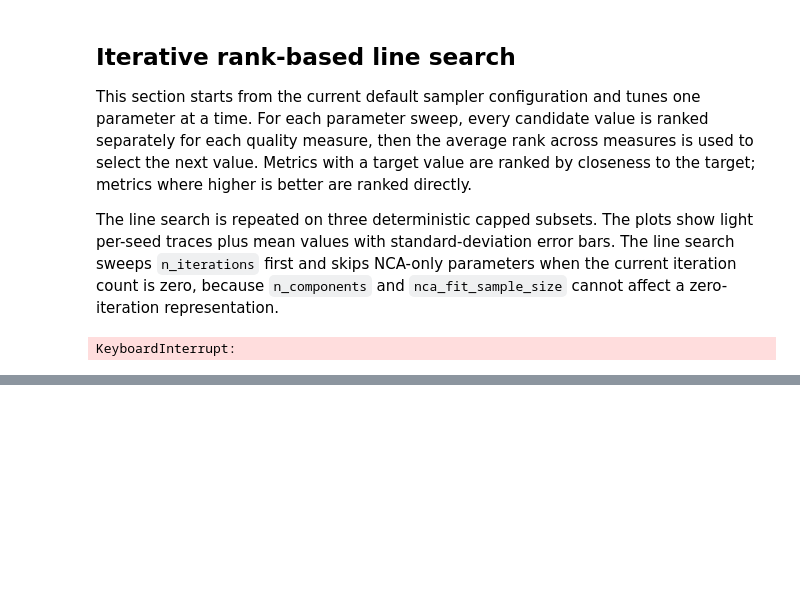
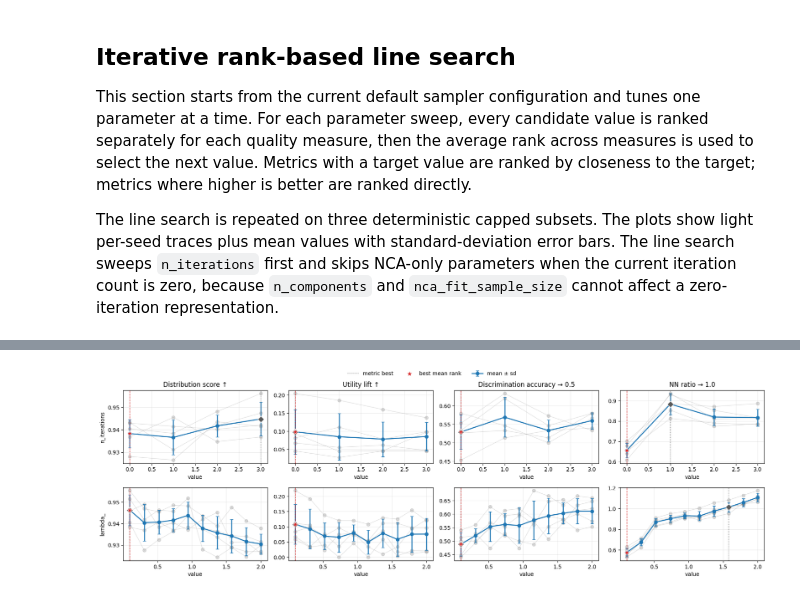
Before and after one commit to Xfcosta/DataFrameSampler, a Jupyter notebook: experiments/notebooks/adult_parameter_sensitivity.ipynb, the cells around one changed output, grey strips where cells are left out. Cells and saved outputs as stored; diff of their text form; code cells hidden in the pictures; blank space fills up the shorter version.

```diff
--- a/experiments/notebooks/adult_parameter_sensitivity.ipynb
+++ b/experiments/notebooks/adult_parameter_sensitivity.ipynb
@@ -54,7 +60,7 @@ sampler_config.update(
 n_components_grid = list(range(1, 11))
 nca_fit_sample_size_grid = [0.1, 0.25, 0.5, 0.75, 1.0]
 lambda_grid = [round(value, 3) for value in np.linspace(0.1, 2.0, 10)]
-n_iterations_grid = [0, 1, 2, 3]
+n_iterations_grid = [1, 2, 3, 4, 5]
 # %%
 report = run_adult_parameter_sensitivity(
     CONFIG,
@@ -103,7 +109,7 @@ line_search_grids = {
     "lambda_": lambda_grid,
     "n_iterations": n_iterations_grid,
 }
-line_search_repeats = 3
+line_search_repeats = 5
 line_search_seeds = [CONFIG.random_state + offset for offset in range(line_search_repeats)]
 
 line_search_history, line_search_report, line_search_summary = run_repeated_iterative_parameter_line_search(
@@ -118,8 +124,6 @@ line_search_history, line_search_report, line_search_summary = run_repeated_iter
     progress_callback=display_line_search_progress,
 )
 line_search_history
-# %% [output]
-KeyboardInterrupt:
 # %%
 summary_columns = [
     "line_search_step",
@@ -128,7 +132,7 @@ summary_columns = [
     "n_seeds",
     "selection_count",
     "mean_average_quality_rank",
-    "std_average_quality_rank",
+    "std_seed_average_quality_rank",
     "mean_distribution_similarity_score",
     "mean_utility_lift",
     "mean_discrimination_accuracy",
@@ -136,5 +140,6 @@ summary_columns = [
 ]
 
 display(line_search_history)
-display(line_search_summary[summary_columns])
+display(line_search_summary[[column for column in summary_columns if column in line_search_summary.columns]])
 _ = plot_repeated_line_search_summary(line_search_report, line_search_summary)
+# %% [output]
@@ -140,0 +166 @@ _ = plot_repeated_line_search_summary(line_search_report, line_search_summary)
+[figure, added]
```
Also changed, not shown: parts of 2 cells of this notebook, 24 other files.
